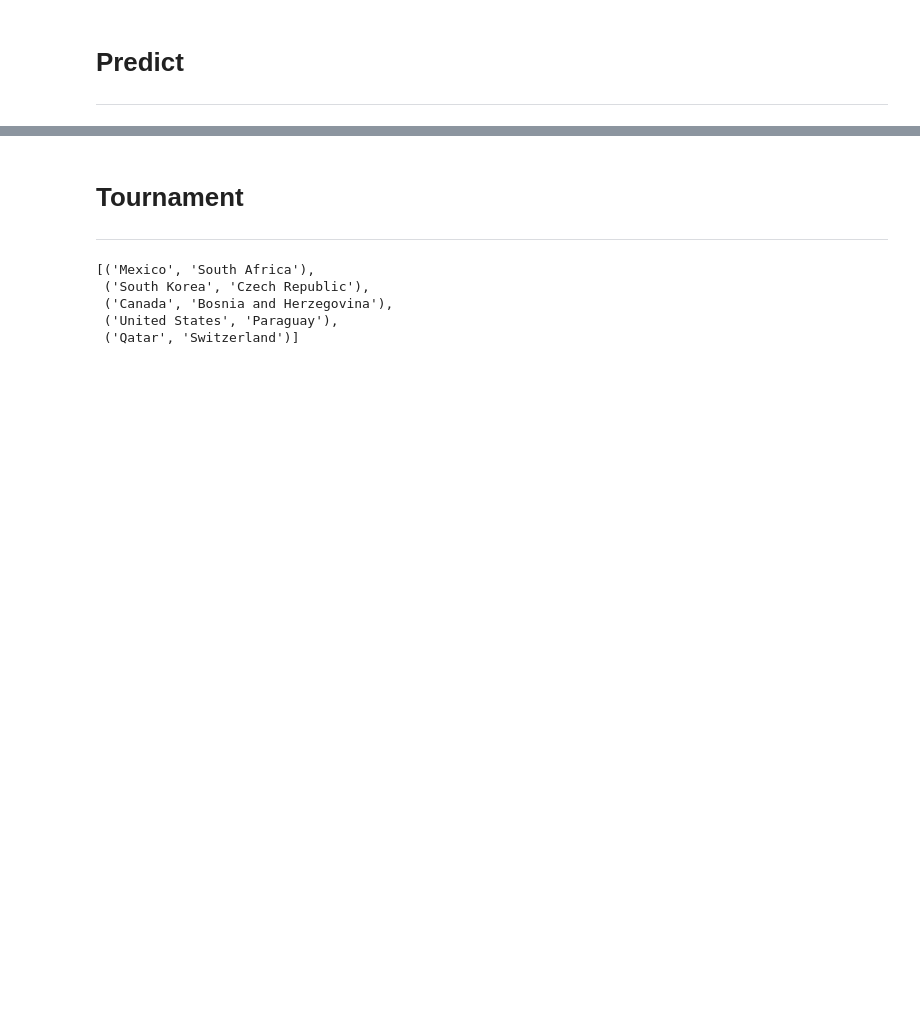
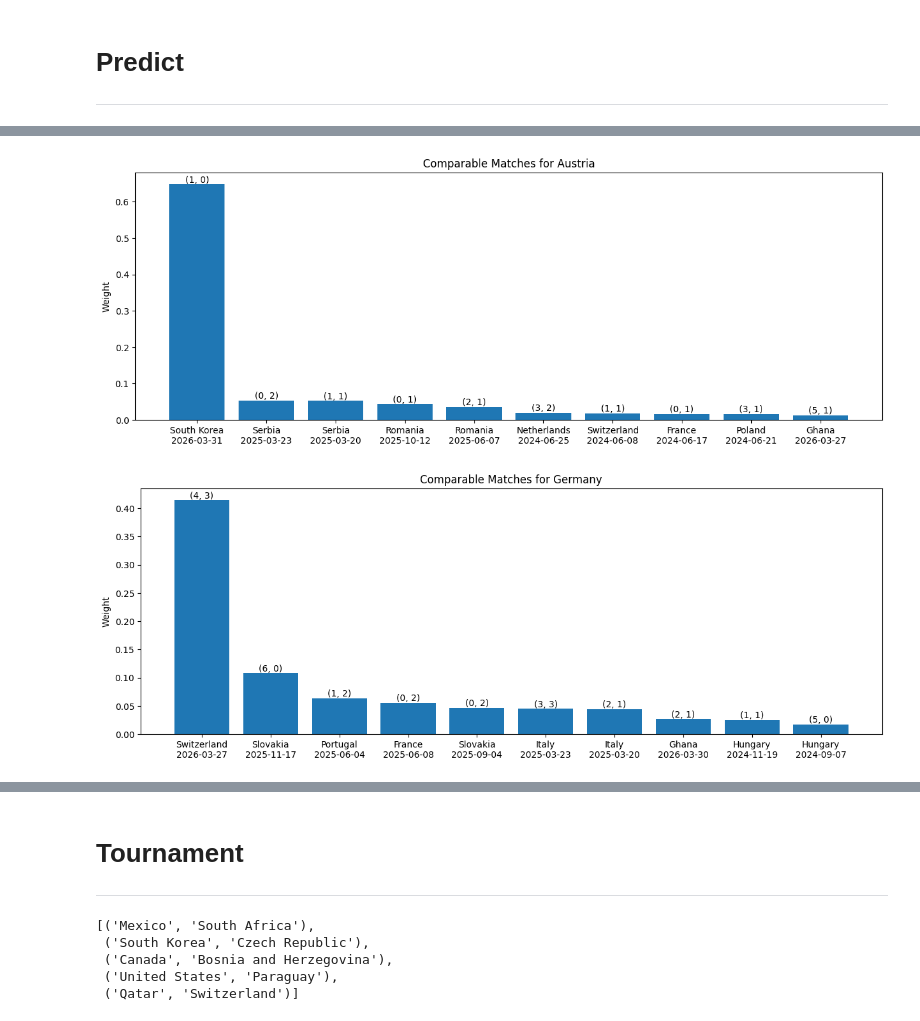
Before and after one commit to bernhard-pfann/soccer-predictions, a Jupyter notebook: main.ipynb, the cells around one changed output, grey strips where cells are left out. Drawn from its saved outputs; the diff is of its cells as text; code cells hidden in the pictures; blank space fills up the shorter version.

```diff
--- a/main.ipynb
+++ b/main.ipynb
@@ -77,14 +29,3 @@ rankings.head()
 | 2 | Canada | 1992-12-31 | 57 |
 | 3 | Kuwait | 1992-12-31 | 71 |
 | 4 | Poland | 1992-12-31 | 20 |
-# %%
-results = merge_rankings(results, rankings, "home_team")
-results = merge_rankings(results, rankings, "away_team")
-
-results.dropna(subset=["home_team_rank", "away_team_rank"], inplace=True)
-results["home_team_rank"] = results["home_team_rank"].astype(int, errors="ignore")
-results["away_team_rank"] = results["away_team_rank"].astype(int, errors="ignore")
-
-df = duplicate_matches(results)
-df["score"] = list(zip(df["home_score"], df["away_score"]))
-df.head()
@@ -161 +99,7 @@ plot_comparable_matches(away_team_matches, away_team)
+# %%
+plot_comparable_matches(result.home_matches.head(10), HOME_TEAM)
+plot_comparable_matches(result.away_matches.head(10), AWAY_TEAM)
+# %% [output]
+[figure, added]
+[figure, added]
 # %%
```
Also changed, not shown: parts of 18 cells of this notebook, 7 other files.
